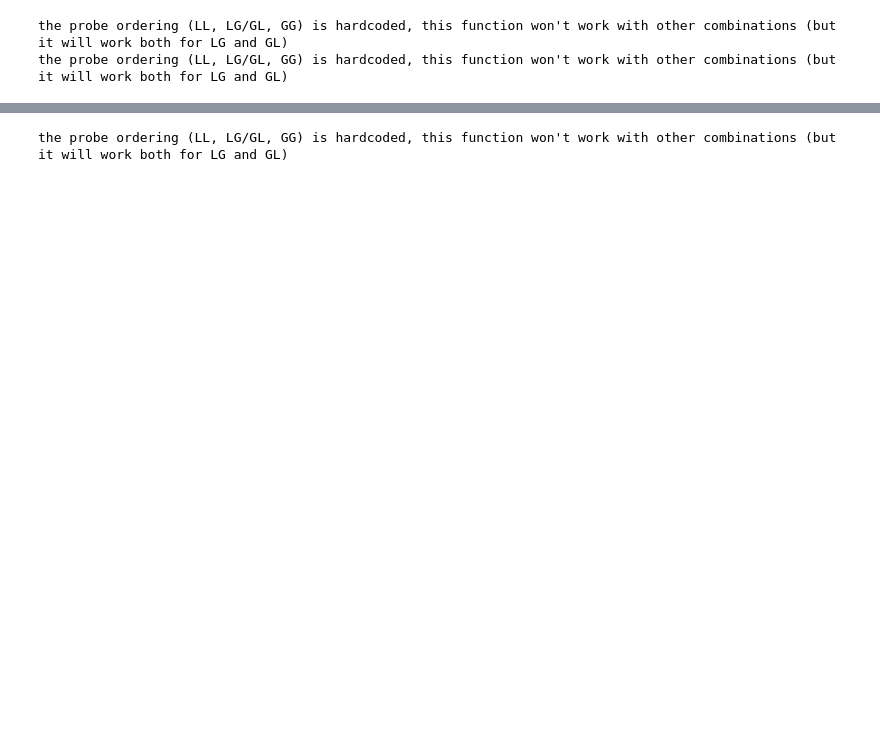
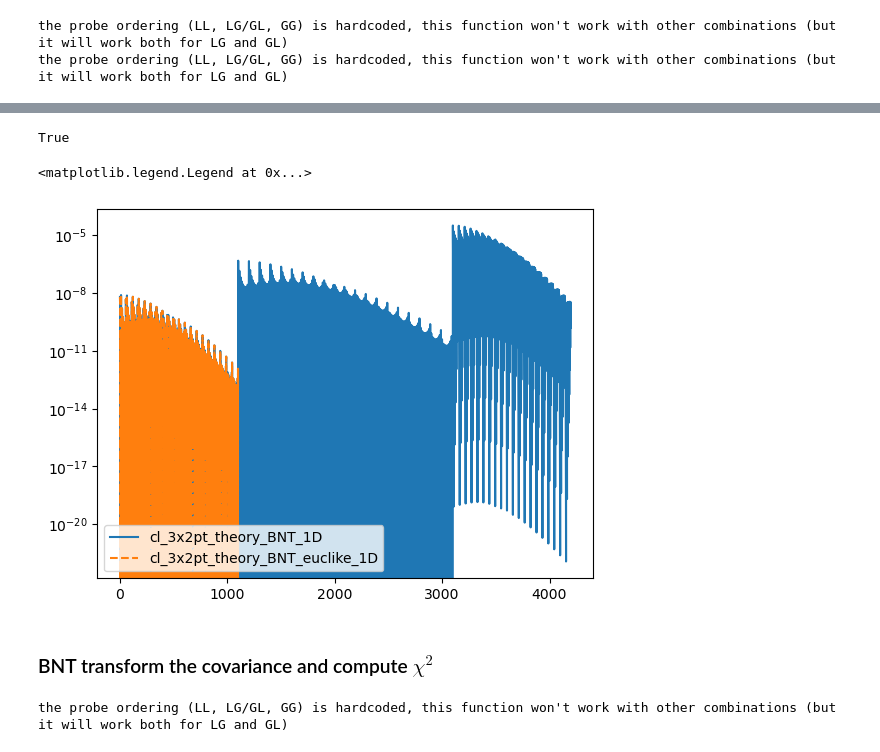
Before and after one commit to davidesciotti/cov_for_santi, a Jupyter notebook: bin/compute_transform_cov.ipynb, the cells around one changed output, grey strips where cells are left out. Cells and saved outputs as stored; diff of their text form; code cells hidden in the pictures; blank space fills up the shorter version.

```diff
--- a/bin/compute_transform_cov.ipynb
+++ b/bin/compute_transform_cov.ipynb
@@ -445,3 +481,16 @@ plt.plot(cl_3x2pt_theory_1D, label='theory')
+# %%
+print(np.allclose(cl_3x2pt_theory_BNT_euclike_1D[:1100], cl_3x2pt_theory_BNT_1D[:1100], rtol=1e-8, atol=0))
+plt.plot(cl_3x2pt_theory_BNT_1D, label='cl_3x2pt_theory_BNT_1D')
+plt.plot(cl_3x2pt_theory_BNT_euclike_1D, label='cl_3x2pt_theory_BNT_euclike_1D', ls='--')
+# plt.xlim(0, 1300)
+plt.yscale('log')
+plt.legend()
+# %% [output]
+True
+<matplotlib.legend.Legend at 0x...>
+[figure, added]
+# %% [markdown]
+### BNT transform the covariance and compute $\chi^2$
 # %%
 # BNT transform covariance
 X_dict = build_X_matrix_BNT(BNT_matrix)
```
Also changed, not shown: parts of 32 cells of this notebook, 3 other files.
